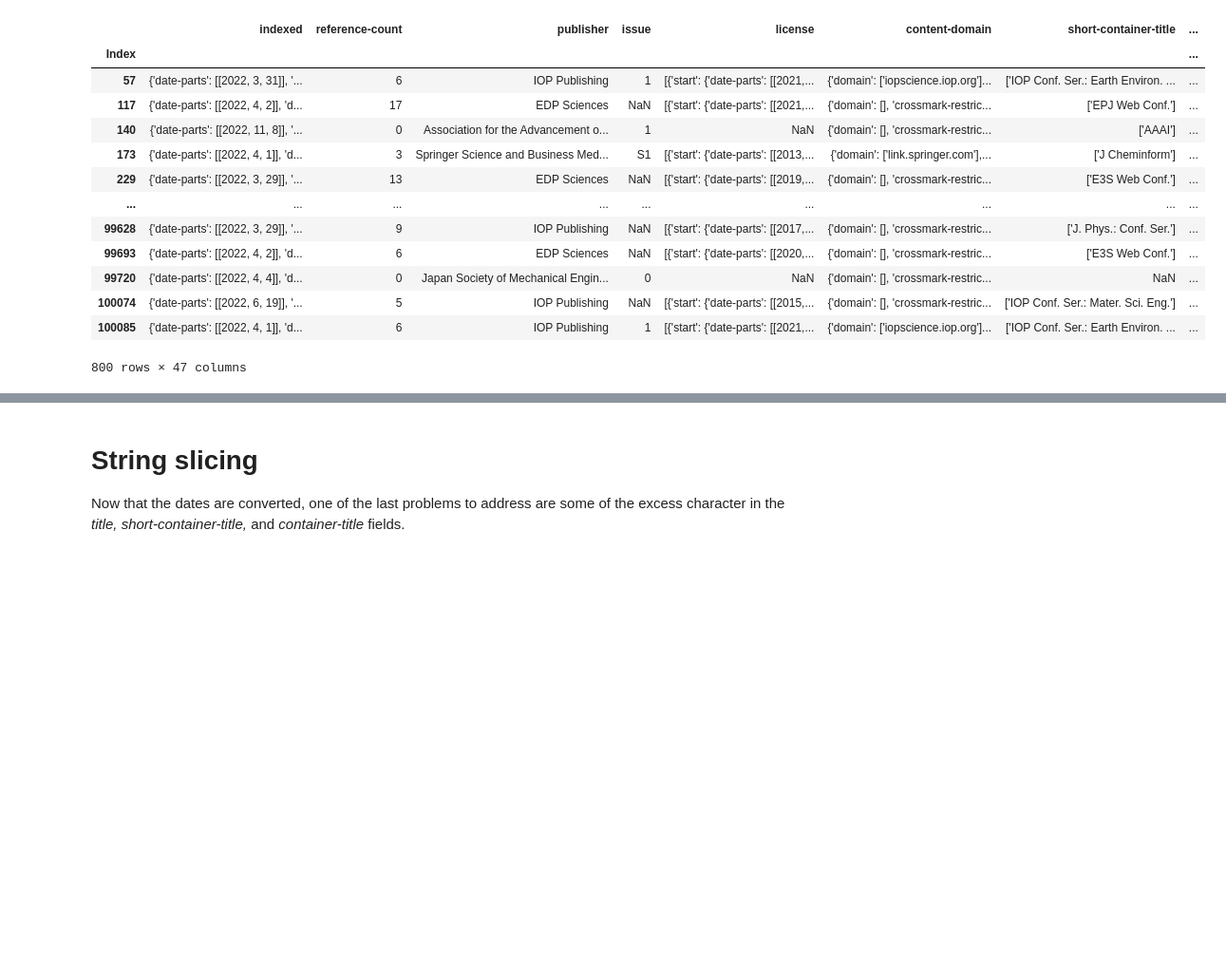
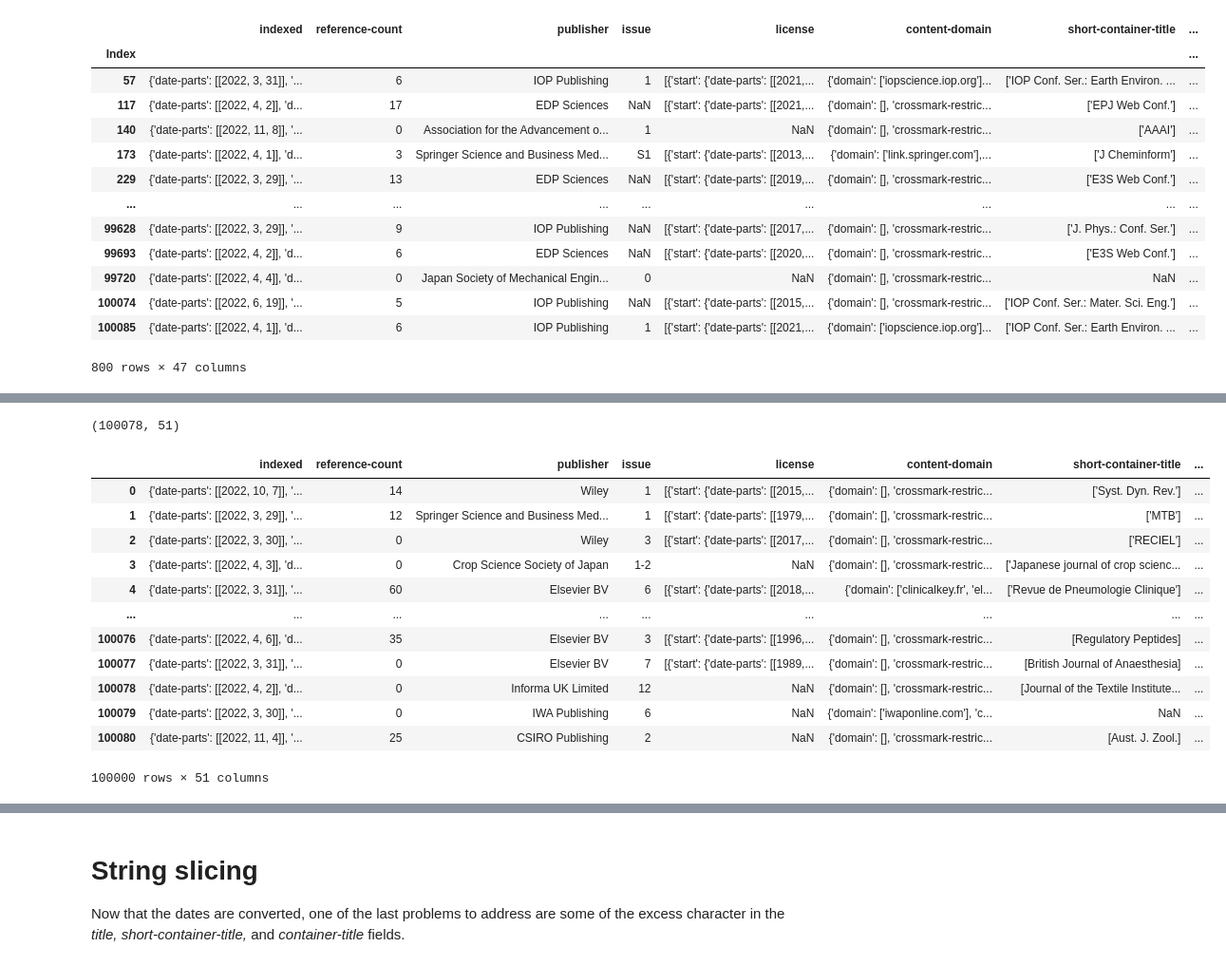
Before and after one commit to ShillyJWakes/crossref-metadata-heurestics, a Jupyter notebook: notebooks/02_data_cleaning.ipynb, the cells around one changed output, grey strips where cells are left out. Shown at 95% size. Saved outputs shown, nothing was run; the diff lists cells and outputs as text; code cells hidden in the pictures; blank space fills up the shorter version.

```diff
--- a/notebooks/02_data_cleaning.ipynb
+++ b/notebooks/02_data_cleaning.ipynb
@@ -147,3 +123,35 @@ df.drop(conferences.index, inplace=True)
+# %%
+#Duplicate dropping
+df.drop_duplicates(subset=['DOI'], keep='first', inplace=True)
+# Dropping non-journal articles based on keyword
+editorial = df.loc[df.title.str.contains(r'editorial|errata|contents|conference|proceedings|masthead|symposium|abstract|Book Review|ChemInform',
+                                         regex=True, case=False, na=False)]
+df.drop(editorial.index, inplace=True)
+#Dropping any additional conference journals
+conferences = df.loc[df['container-title'].str.contains(r'conference|ChemInform', regex=True, case=False, na=False)]
+df.drop(conferences.index, inplace=True)
+#Check size of dataframe
+df.shape
+# %% [output]
+(100078, 51)
+# %%
+extras = df.sample(n=78, random_state=42)
+df.drop(extras.index, inplace=True)
+df
+# %% [output]
+|  | indexed | reference-count | publisher | issue | license | content-domain | short-container-title | ... |
+| 0 | {'date-parts': [[2022, 10, 7]], '... | 14 | Wiley | 1 | [{'start': {'date-parts': [[2015,... | {'domain': [], 'crossmark-restric... | ['Syst. Dyn. Rev.'] | ... |
+| 1 | {'date-parts': [[2022, 3, 29]], '... | 12 | Springer Science and Business Med... | 1 | [{'start': {'date-parts': [[1979,... | {'domain': [], 'crossmark-restric... | ['MTB'] | ... |
+| 2 | {'date-parts': [[2022, 3, 30]], '... | 0 | Wiley | 3 | [{'start': {'date-parts': [[2017,... | {'domain': [], 'crossmark-restric... | ['RECIEL'] | ... |
+| 3 | {'date-parts': [[2022, 4, 3]], 'd... | 0 | Crop Science Society of Japan | 1-2 | NaN | {'domain': [], 'crossmark-restric... | ['Japanese journal of crop scienc... | ... |
+| 4 | {'date-parts': [[2022, 3, 31]], '... | 60 | Elsevier BV | 6 | [{'start': {'date-parts': [[2018,... | {'domain': ['clinicalkey.fr', 'el... | ['Revue de Pneumologie Clinique'] | ... |
+| ... | ... | ... | ... | ... | ... | ... | ... | ... |
+| 100076 | {'date-parts': [[2022, 4, 6]], 'd... | 35 | Elsevier BV | 3 | [{'start': {'date-parts': [[1996,... | {'domain': [], 'crossmark-restric... | [Regulatory Peptides] | ... |
+| 100077 | {'date-parts': [[2022, 3, 31]], '... | 0 | Elsevier BV | 7 | [{'start': {'date-parts': [[1989,... | {'domain': [], 'crossmark-restric... | [British Journal of Anaesthesia] | ... |
+| 100078 | {'date-parts': [[2022, 4, 2]], 'd... | 0 | Informa UK Limited | 12 | NaN | {'domain': [], 'crossmark-restric... | [Journal of the Textile Institute... | ... |
+| 100079 | {'date-parts': [[2022, 3, 30]], '... | 0 | IWA Publishing | 6 | NaN | {'domain': ['iwaponline.com'], 'c... | NaN | ... |
+| 100080 | {'date-parts': [[2022, 11, 4]], '... | 25 | CSIRO Publishing | 2 | NaN | {'domain': [], 'crossmark-restric... | [Aust. J. Zool.] | ... |
+100000 rows × 51 columns
 # %% [markdown]
 ## Cleaning Dates
 Here we are going to re-format some of the datetime columns into a more easily parsed format. *Created, deposited* and *published*. Not all records have month and day values for the *published* field, so we'll only take the year from those. For *created* and *deposited* we will have a YYYY-MM-DD format.
```
Also changed, not shown: parts of 13 cells of this notebook, 3 other files.
